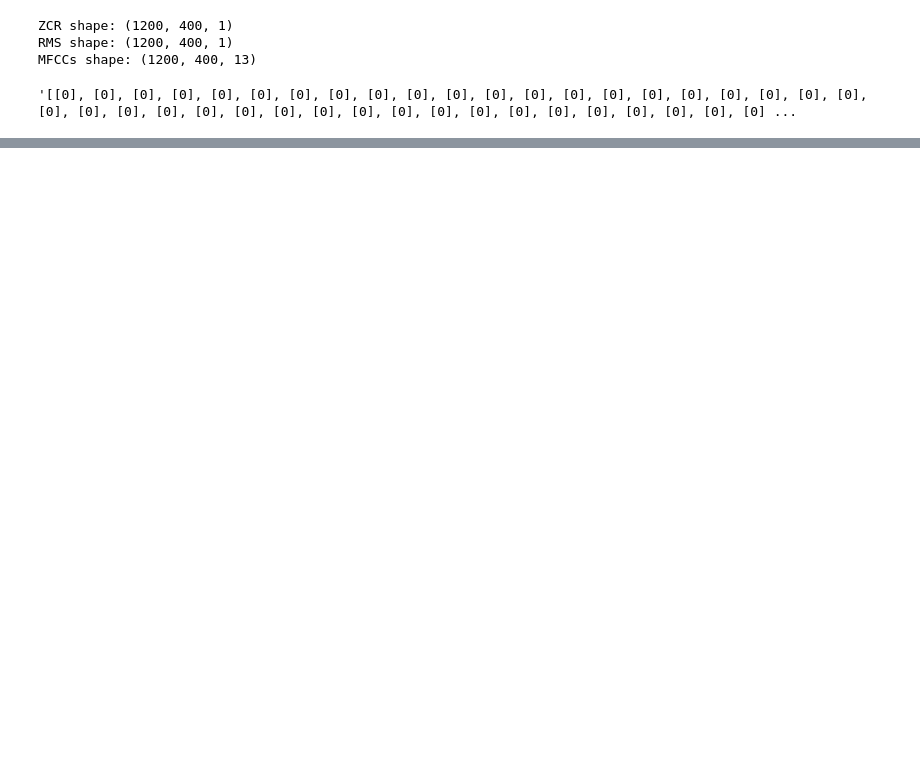
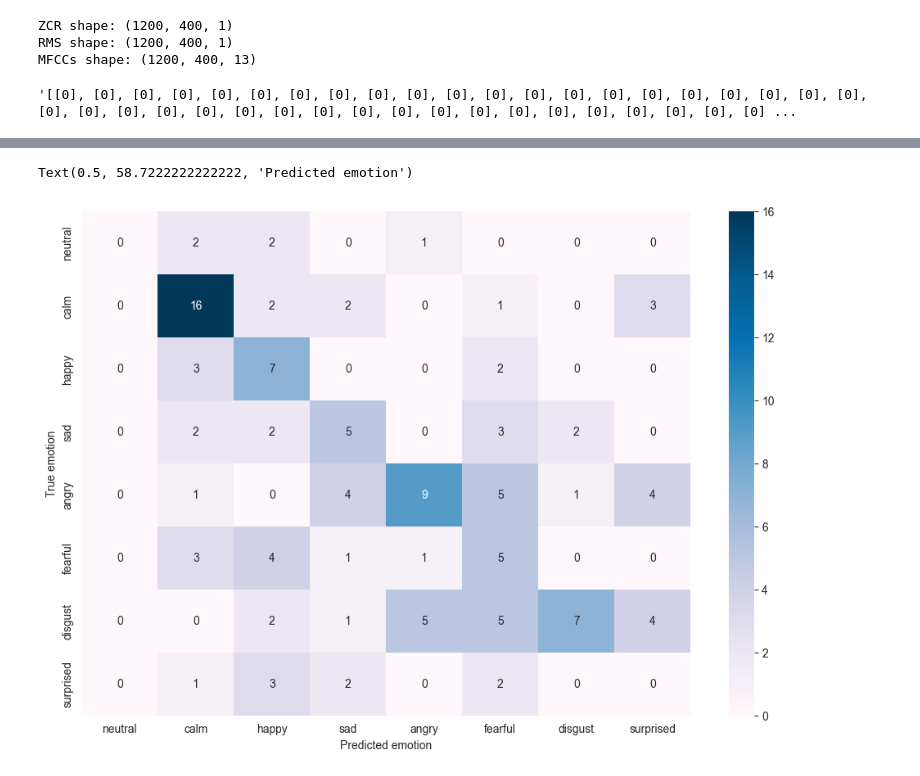
Before and after one commit to aneetajose/Speech_Emotion_Recognition, a Jupyter notebook: src/model.ipynb, the cells around one changed output, grey strips where cells are left out. Saved outputs shown, nothing was run; the diff lists cells and outputs as text; code cells hidden in the pictures; blank space fills up the shorter version.

```diff
--- a/src/model.ipynb
+++ b/src/model.ipynb
@@ -235,0 +260,20 @@ KeyboardInterrupt:
+# %%
+# Validation Confusion matrix
+import pandas as pd
+y_val_class = np.argmax(y_val_class, axis=1)
+predictions = model.predict(x_val)
+y_pred_class = np.argmax(predictions, axis=1)
+
+cm=confusion_matrix(y_val_class, y_pred_class)
+
+index = ['neutral', 'calm', 'happy', 'sad', 'angry', 'fearful', 'disgust', 'surprised']
+columns = ['neutral', 'calm', 'happy', 'sad', 'angry', 'fearful', 'disgust', 'surprised']
+
+cm_df = pd.DataFrame(cm,index,columns)
+plt.figure(figsize=(12,8))
+ax = plt.axes()
+
+sns.heatmap(cm_df, ax = ax, cmap = 'PuBu', fmt="d", annot=True)
+ax.set_ylabel('True emotion')
+ax.set_xlabel('Predicted emotion')
+# %% [output]
@@ -235,0 +281,2 @@ KeyboardInterrupt:
+Text(0.5, 58.7222222222222, 'Predicted emotion')
+[figure, added]
```
Also changed, not shown: parts of 14 cells of this notebook, 11 other files.
